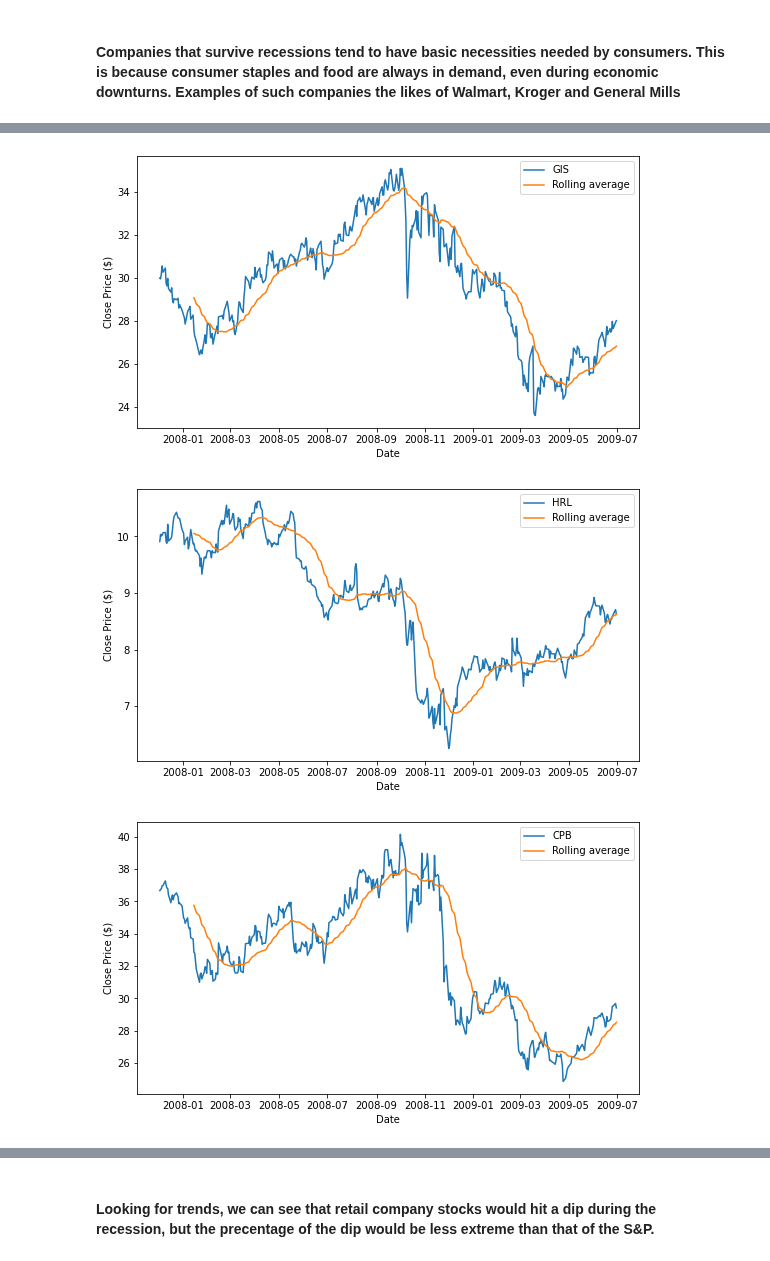
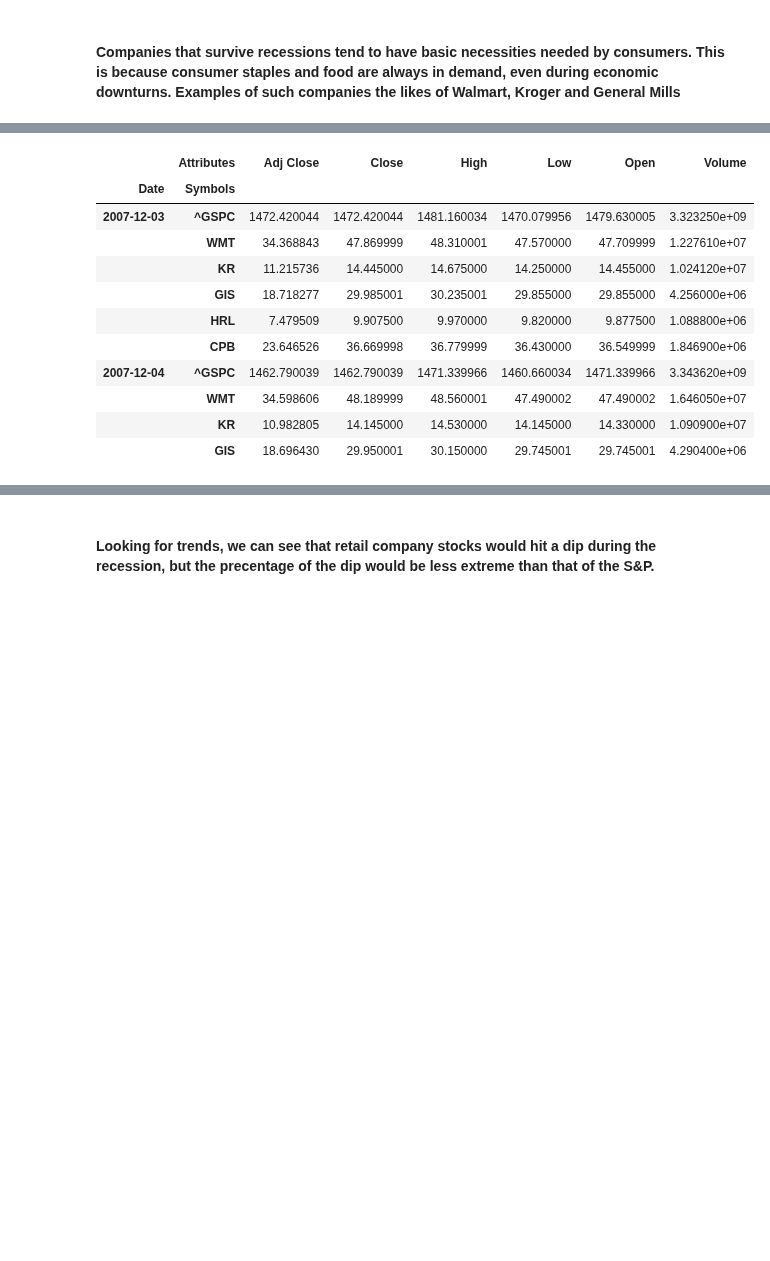
Before and after one commit to BeyeA/Stock-Market-Data-Science, a Jupyter notebook: Recession Proof Stocks.ipynb, the cells around one changed output, grey strips where cells are left out. Cells and saved outputs as stored; diff of their text form; code cells hidden in the pictures; blank space fills up the shorter version.

```diff
--- a/Recession Proof Stocks.ipynb
+++ b/Recession Proof Stocks.ipynb
@@ -81,7 +79,5 @@ def return_plot(dataframe, type_plot):
 #### Companies that survive recessions tend to have basic necessities needed by consumers. This is because consumer staples and food are always in demand, even during economic downturns. Examples of such companies the likes of Walmart, Kroger and General Mills
 # %%
 data_pack = readmydata(tickers=['^GSPC', 'WMT', 'KR', 'GIS', 'HRL', 'CPB'], start_date='2007-12-01', end_date='2009-06-30')
-#data_pack.head(10)
-pickmydata(data_pack, "Close", 30)
-data_plot = stockreturns(data_pack, 'relative')
+data_pack.head(10)
 # %% [output]
@@ -107,3 +84,12 @@ Date
-[figure, removed]
-[figure, removed]
-[figure, removed]
+|  | Attributes | Adj Close | Close | High | Low | Open | Volume |
+| Date | Symbols |  |  |  |  |  |  |
+| 2007-12-03 | ^GSPC | 1472.420044 | 1472.420044 | 1481.160034 | 1470.079956 | 1479.630005 | 3.323250e+09 |
+|  | WMT | 34.368843 | 47.869999 | 48.310001 | 47.570000 | 47.709999 | 1.227610e+07 |
+|  | KR | 11.215736 | 14.445000 | 14.675000 | 14.250000 | 14.455000 | 1.024120e+07 |
+|  | GIS | 18.718277 | 29.985001 | 30.235001 | 29.855000 | 29.855000 | 4.256000e+06 |
+|  | HRL | 7.479509 | 9.907500 | 9.970000 | 9.820000 | 9.877500 | 1.088800e+06 |
+|  | CPB | 23.646526 | 36.669998 | 36.779999 | 36.430000 | 36.549999 | 1.846900e+06 |
+| 2007-12-04 | ^GSPC | 1462.790039 | 1462.790039 | 1471.339966 | 1460.660034 | 1471.339966 | 3.343620e+09 |
+|  | WMT | 34.598606 | 48.189999 | 48.560001 | 47.490002 | 47.490002 | 1.646050e+07 |
+|  | KR | 10.982805 | 14.145000 | 14.530000 | 14.145000 | 14.330000 | 1.090900e+07 |
+|  | GIS | 18.696430 | 29.950001 | 30.150000 | 29.745001 | 29.745001 | 4.290400e+06 |
```
Also changed, not shown: parts of 11 cells of this notebook.
